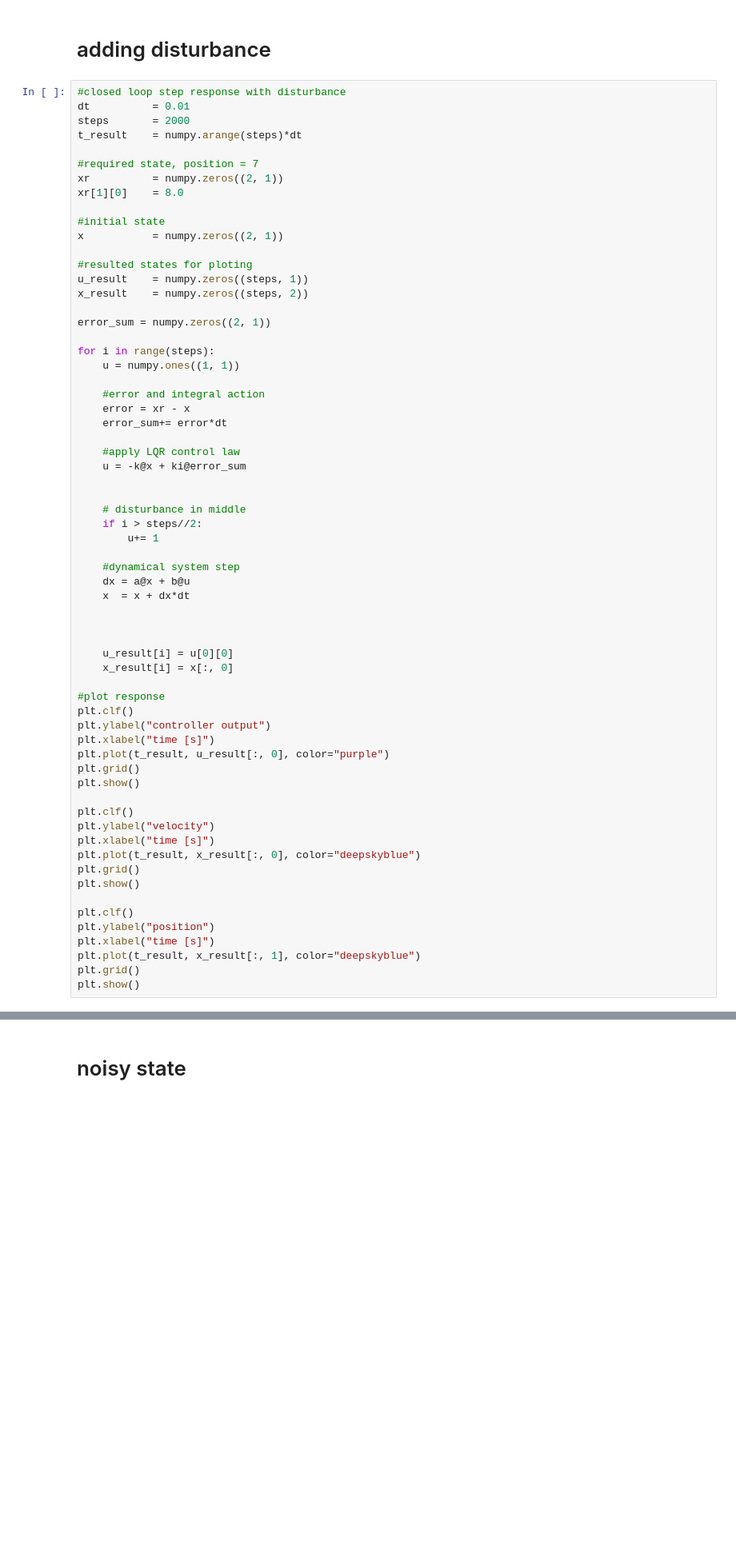
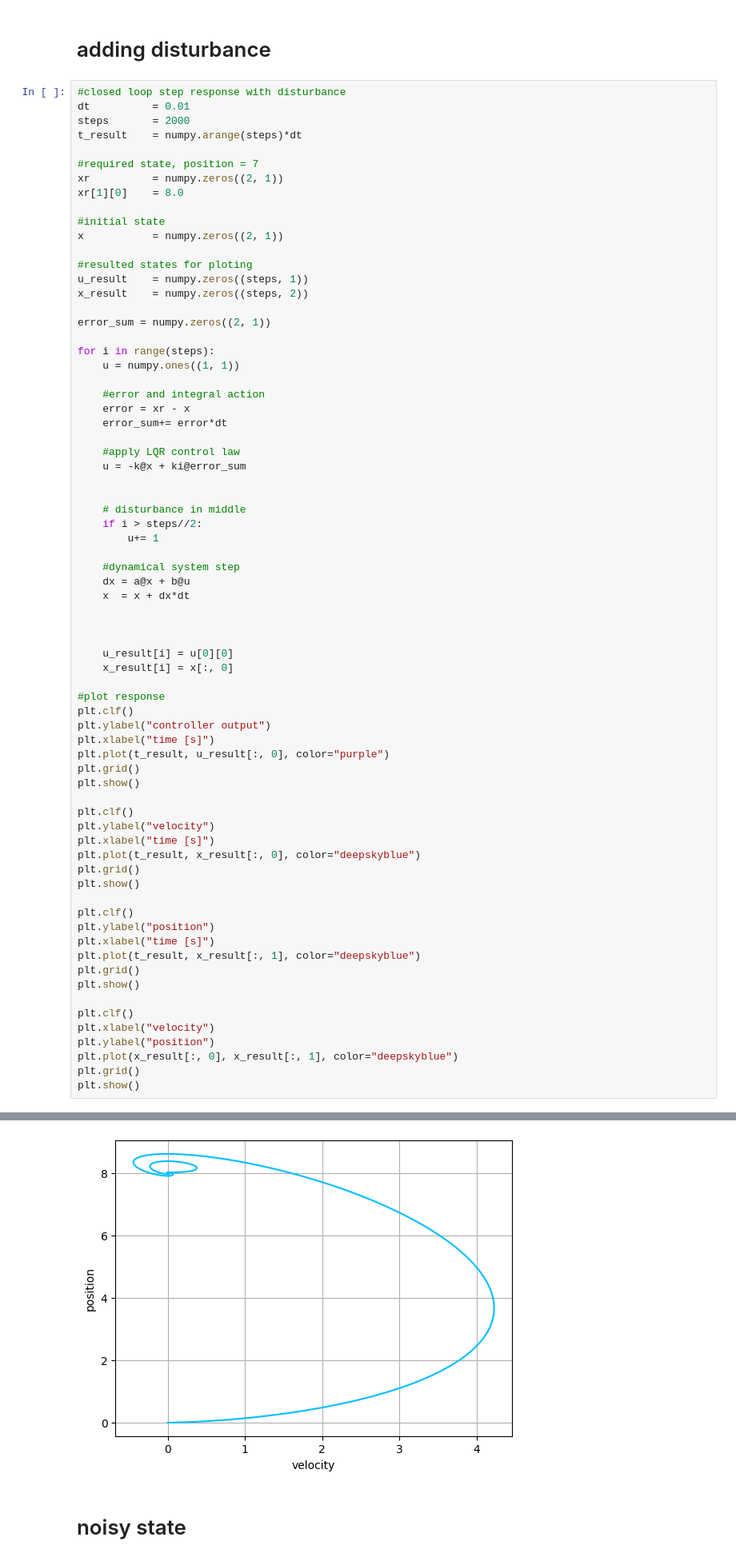
Before and after one commit to michalnand/libs_control, a Jupyter notebook: tutorials/02_lqr_integral_action_servo.ipynb, the cells around one changed output, grey strips where cells are left out. Shown at 80% size. Cells and saved outputs as stored; diff of their text form; blank space fills up the shorter version.

```diff
--- a/tutorials/02_lqr_integral_action_servo.ipynb
+++ b/tutorials/02_lqr_integral_action_servo.ipynb
@@ -232,33 +240,41 @@ for i in range(steps):
 
 
     u_result[i] = u[0][0]
     x_result[i] = x[:, 0]
 
 #plot response
 plt.clf()
 plt.ylabel("controller output")
 plt.xlabel("time [s]")
 plt.plot(t_result, u_result[:, 0], color="purple")
 plt.grid()
 plt.show()
 
 plt.clf()
 plt.ylabel("velocity")
 plt.xlabel("time [s]")
 plt.plot(t_result, x_result[:, 0], color="deepskyblue")
 plt.grid()
 plt.show()
 
 plt.clf()
 plt.ylabel("position")
 plt.xlabel("time [s]")
 plt.plot(t_result, x_result[:, 1], color="deepskyblue")
 plt.grid()
 plt.show()
+
+plt.clf()
+plt.xlabel("velocity")
+plt.ylabel("position")
+plt.plot(x_result[:, 0], x_result[:, 1], color="deepskyblue")
+plt.grid()
+plt.show()
 # %% [output]
 [figure]
 [figure]
 [figure]
+[figure, added]
 # %% [markdown]
 # noisy state
 # %%
```
Also changed, not shown: parts of 2 cells of this notebook, 1 other file.
